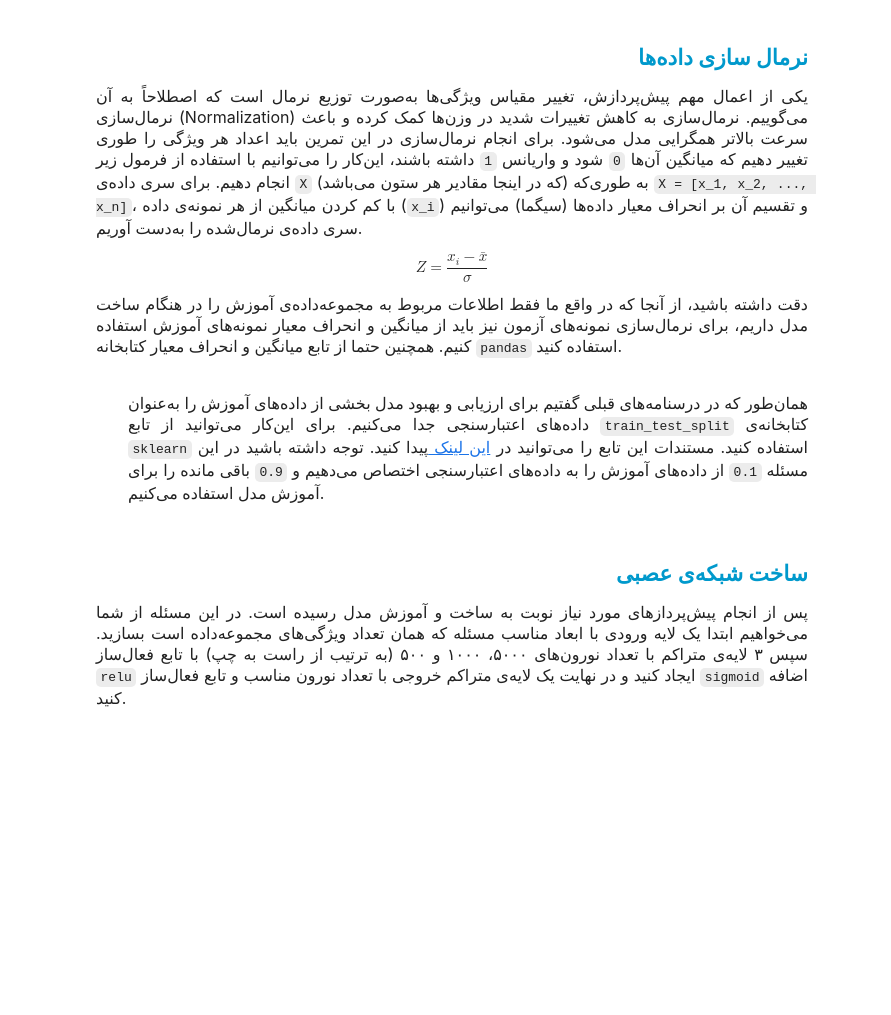
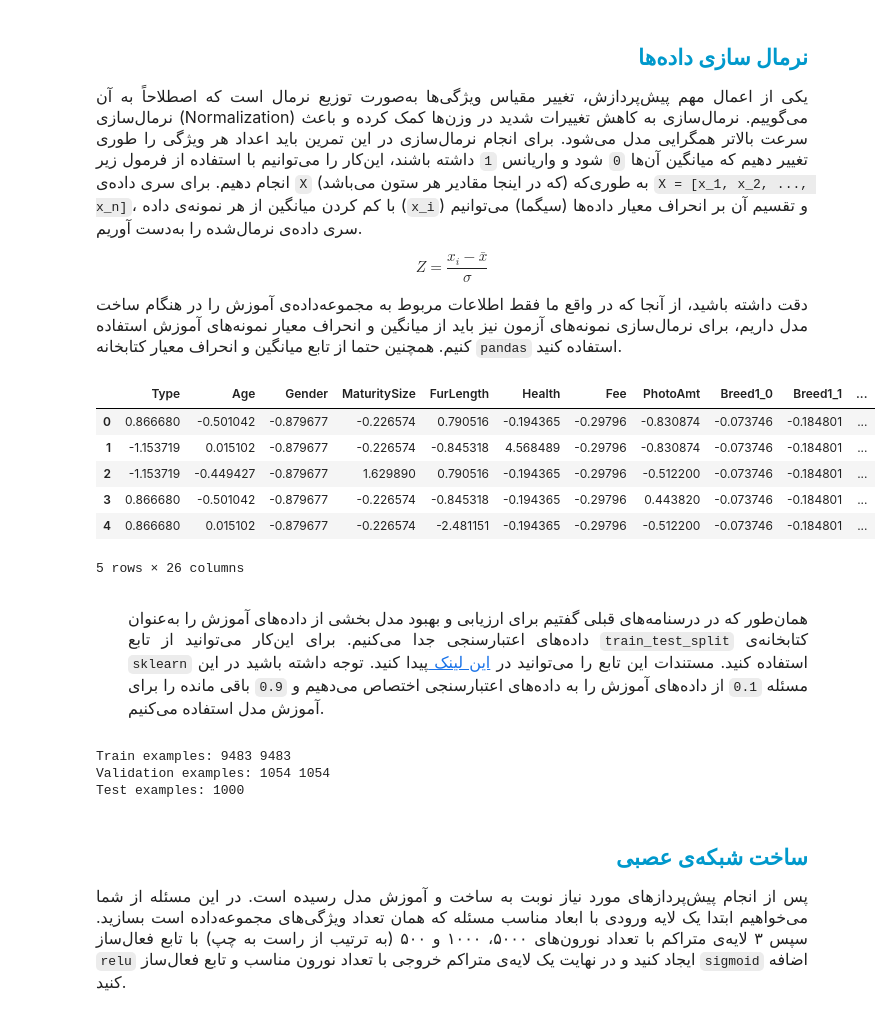
Before and after one commit to alirezamirrokni/DL-assignments, a Jupyter notebook: assignment_3/new_home.ipynb, the cells around one changed output. Drawn from its saved outputs; the diff is of its cells as text; code cells hidden in the pictures; blank space fills up the shorter version.

```diff
--- a/assignment_3/new_home.ipynb
+++ b/assignment_3/new_home.ipynb
@@ -112,3 +137,5 @@ train['Target'] = None # TODO
+# %%
+train['Target'] = np.where(train['AdoptionSpeed'] != 4, True, False) # TODO
 # %% [markdown]
 <p dir=rtl style="direction: rtl; text-align: justify; line-height:200%; font-family:vazir; font-size:medium">
     <ul dir=rtl style="direction: rtl; text-align: justify; line-height:200%; font-family:vazir; font-size:medium">
@@ -117,8 +144,8 @@ train['Target'] = None # TODO
 </font>
 </p>
 # %%
-train.drop(columns = [None, None], inplace = True) # TODO
-test.drop(columns = [None], inplace = True) # TODO
+train.drop(columns = ['AdoptionSpeed', 'Description'], inplace = True) # TODO
+test.drop(columns = ['Description'], inplace = True) # TODO
 # %% [markdown]
 <p dir=rtl style="direction: rtl; text-align: justify; line-height:200%; font-family:vazir; font-size:medium">
     <ul dir=rtl style="direction: rtl; text-align: justify; line-height:200%; font-family:vazir; font-size:medium">
@@ -177,30 +233,30 @@ test['Health'] = None # TODO
     </font>
 </p>
 # %%
-train['Type'] = None # TODO
-test['Type'] = None # TODO
+train['Type'] = le.fit_transform(train['Type']) # TODO
+test['Type'] = le.transform(test['Type']) # TODO
 
-train['Gender'] = None # TODO
-test['Gender'] = None # TODO
+train['Gender'] = le.fit_transform(train['Gender']) # TODO
+test['Gender'] = le.transform(test['Gender']) # TODO
 # %%
 import category_encoders as ce
 
 binary_encoder = ce.BinaryEncoder()
 
-train_binary_Breed1 = None # TODO
-test_binary_Breed1 = None # TODO
+train_binary_Breed1 = binary_encoder.fit_transform(train['Breed1']) # TODO
+test_binary_Breed1 = binary_encoder.transform(test['Breed1']) # TODO
 
-train_binary_Color1 = None # TODO
-test_binary_Color1 = None # TODO
+train_binary_Color1 = binary_encoder.fit_transform(train['Color1']) # TODO
+test_binary_Color1 = binary_encoder.transform(test['Color1']) # TODO
 
-train_binary_Color2 = None # TODO
-test_binary_Color2 = None # TODO
+train_binary_Color2 = binary_encoder.fit_transform(train['Color2']) # TODO
+test_binary_Color2 = binary_encoder.transform(test['Color2']) # TODO
 
-train_binary_Vaccinated = None # TODO
-test_binary_Vaccinated = None # TODO
+train_binary_Vaccinated = binary_encoder.fit_transform(train['Vaccinated']) # TODO
+test_binary_Vaccinated = binary_encoder.transform(test['Vaccinated']) # TODO
 
-train_binary_Sterilized = None # TODO
-test_binary_Sterilized = None # TODO
+train_binary_Sterilized = binary_encoder.fit_transform(train['Sterilized']) # TODO
+test_binary_Sterilized = binary_encoder.transform(test['Sterilized']) # TODO
 # %% [markdown]
 <p dir=rtl style="direction: rtl; text-align: justify; line-height:200%; font-family:vazir; font-size:medium">
     <ul dir=rtl style="direction: rtl; text-align: justify; line-height:200%; font-family:vazir; font-size:medium">
@@ -242,13 +316,21 @@ $$ Z = \frac{x_i - \bar{x}}{\sigma} $$
 </font>
 </p>
 # %%
-for column in train.columns:
-  mean = None # TODO (Mean of train_data[column])
-  std = None # TODO (Standard Deviation of train_data[column])
+for column in test.columns:
+  mean = train[column].mean() # TODO (Mean of train_data[column])
+  std = train[column].std() # TODO (Standard Deviation of train_data[column])
   train[column] = (train[column]- mean)/std
   test[column]=  (test[column] - mean)/std
 
 test.head()
+# %% [output]
+|  | Type | Age | Gender | MaturitySize | FurLength | Health | Fee | PhotoAmt | Breed1_0 | Breed1_1 | ... |
+| 0 | 0.866680 | -0.501042 | -0.879677 | -0.226574 | 0.790516 | -0.194365 | -0.29796 | -0.830874 | -0.073746 | -0.184801 | ... |
+| 1 | -1.153719 | 0.015102 | -0.879677 | -0.226574 | -0.845318 | 4.568489 | -0.29796 | -0.830874 | -0.073746 | -0.184801 | ... |
+| 2 | -1.153719 | -0.449427 | -0.879677 | 1.629890 | 0.790516 | -0.194365 | -0.29796 | -0.512200 | -0.073746 | -0.184801 | ... |
+| 3 | 0.866680 | -0.501042 | -0.879677 | -0.226574 | -0.845318 | -0.194365 | -0.29796 | 0.443820 | -0.073746 | -0.184801 | ... |
+| 4 | 0.866680 | 0.015102 | -0.879677 | -0.226574 | -2.481151 | -0.194365 | -0.29796 | -0.512200 | -0.073746 | -0.184801 | ... |
+5 rows × 26 columns
 # %% [markdown]
 <p dir=rtl style="direction: rtl; text-align: justify; line-height:200%; font-family:vazir; font-size:medium">
     <ul dir=rtl style="direction: rtl; text-align: justify; line-height:200%; font-family:vazir; font-size:medium">
@@ -260,11 +342,15 @@ test.head()
 # %%
 from sklearn.model_selection import train_test_split
 
-X_train, X_valid, y_train, y_valid = None # TODO
+X_train, X_valid, y_train, y_valid = train_test_split(train.drop(columns=['Target']), train['Target'], test_size=0.1) # TODO
 
 print('Train examples:', len(X_train), len(y_train))
 print('Validation examples:', len(X_valid), len(y_valid))
 print('Test examples:',  len(test))
+# %% [output]
+Train examples: 9483 9483
+Validation examples: 1054 1054
+Test examples: 1000
 # %% [markdown]
 <h2 dir=rtl align=right style="line-height:200%;font-family:vazir;color:#0099cc">
 <font face="vazir" color="#0099cc">
```
Also changed, not shown: parts of 15 cells of this notebook.
